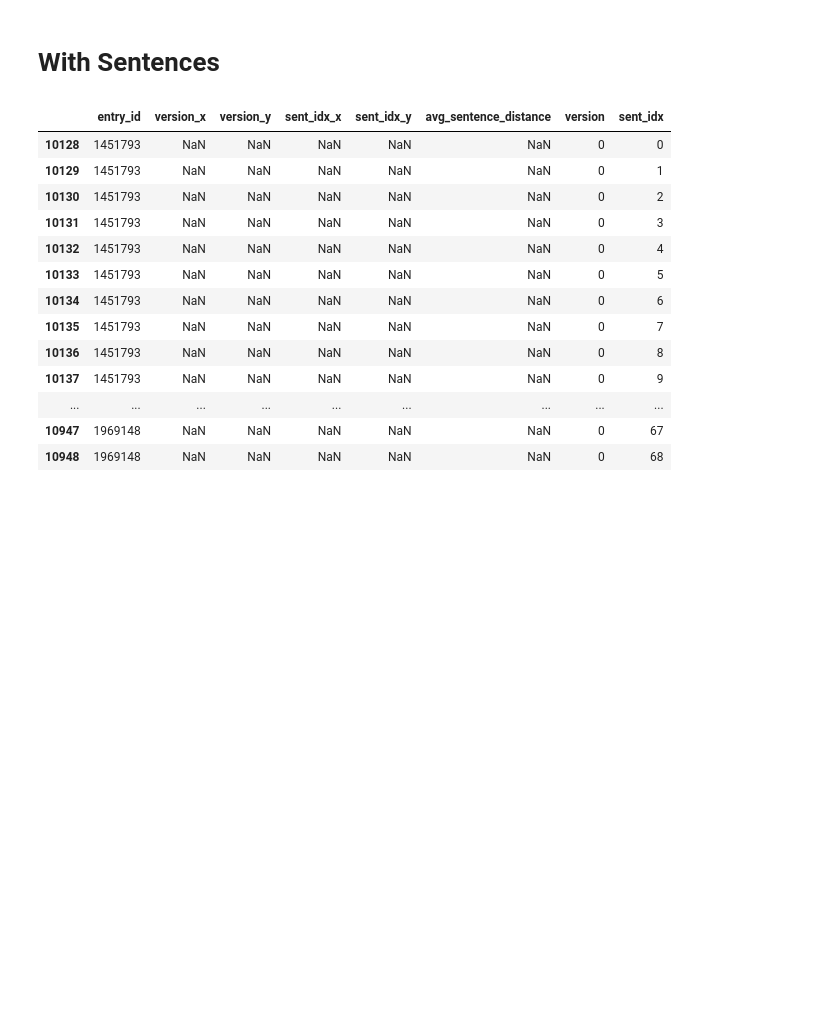
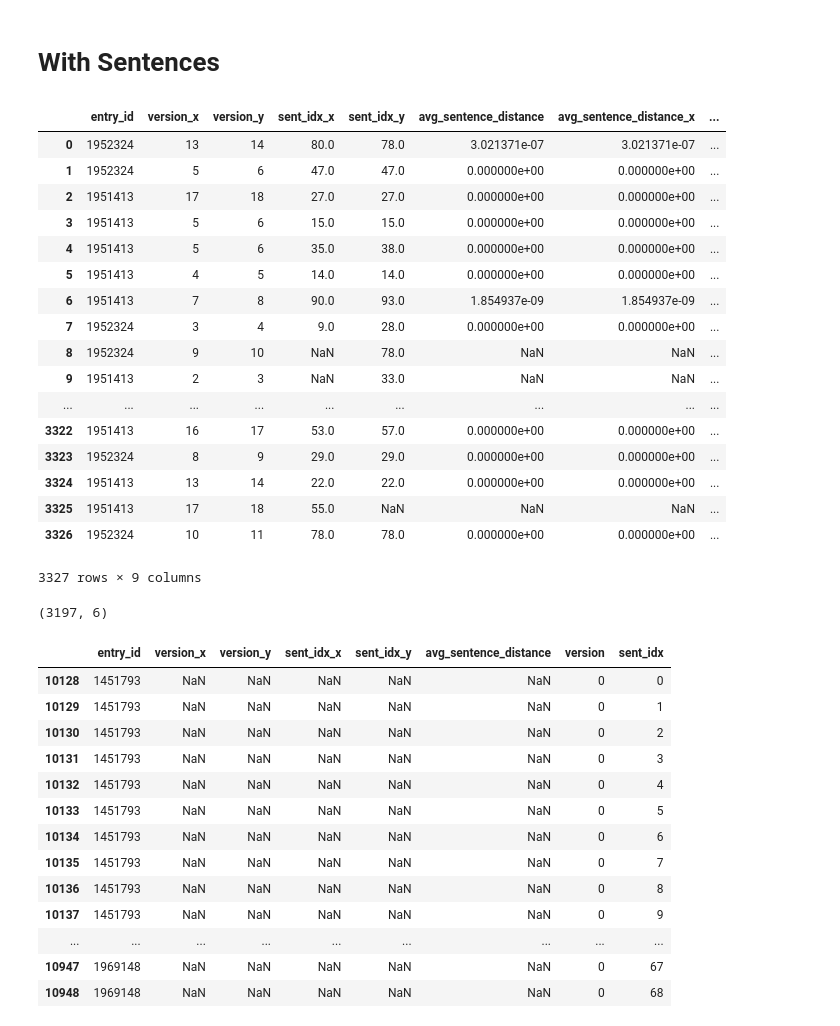
Before and after one commit to alex2awesome/edit-pathways, a Jupyter notebook: notebooks/2021-04-11_spark-nlp.ipynb, the cells around one changed output. Cells and saved outputs as stored; diff of their text form; code cells hidden in the pictures; blank space fills up the shorter version.

```diff
--- a/notebooks/2021-04-11_spark-nlp.ipynb
+++ b/notebooks/2021-04-11_spark-nlp.ipynb
@@ -339,3 +345,69 @@ top_sentence_pipeline_x = sb.PipelineModel(stages=[
+# %%
+## get top sentences, X
+s1x, s2x, s3x, s4x = get_word_matching_sql(side='x')
+get_word_pair_min_distance_x = SQLTransformer().setStatement(s1x)
+get_sentence_min_distance_x = SQLTransformer().setStatement(s2x)
+get_min_sentence_x = SQLTransformer().setStatement(s3x)
+threshold_x = SQLTransformer().setStatement(s4x)
+
+top_sentence_pipeline_x = sb.PipelineModel(stages=[
+    get_word_pair_min_distance_x,
+    get_sentence_min_distance_x,
+    get_min_sentence_x,
+    threshold_x
+])
+
+## get top sentences, Y
+s1y, s2y, s3y, s4y = get_word_matching_sql(side='y')
+get_word_pair_min_distance_y = SQLTransformer().setStatement(s1y)
+get_sentence_min_distance_y = SQLTransformer().setStatement(s2y)
+get_min_sentence_y = SQLTransformer().setStatement(s3y)
+threshold_y = SQLTransformer().setStatement(s4y)
+
+## get top sentences
+top_sentence_pipeline_y = sb.PipelineModel(stages=[
+    get_word_pair_min_distance_y,
+    get_sentence_min_distance_y,
+    get_min_sentence_y,
+    threshold_y
+])
+# %%
+sent_pairs_x_sdf = top_sentence_pipeline_x.transform(word_pair_matched_sdf).cache()
+sent_pairs_y_sdf = top_sentence_pipeline_y.transform(word_pair_matched_sdf).cache()
+# %%
+join_cols=['entry_id', 'version_x', 'version_y', 'sent_idx_x', 'sent_idx_y']
+final_sdf = sent_pairs_x_sdf.withColumn('avg_sentence_distance_x', F.col('avg_sentence_distance')).join(
+    sent_pairs_y_sdf.withColumn('avg_sentence_distance_y', F.col('avg_sentence_distance')),
+    on=join_cols,
+    how='outer'
+).dropDuplicates(join_cols)
+# %%
+final_df = final_sdf.toPandas()
+# %%
+final_df
+# %% [output]
+|  | entry_id | version_x | version_y | sent_idx_x | sent_idx_y | avg_sentence_distance | avg_sentence_distance_x | ... |
+| 0 | 1952324 | 13 | 14 | 80.0 | 78.0 | 3.021371e-07 | 3.021371e-07 | ... |
+| 1 | 1952324 | 5 | 6 | 47.0 | 47.0 | 0.000000e+00 | 0.000000e+00 | ... |
+| 2 | 1951413 | 17 | 18 | 27.0 | 27.0 | 0.000000e+00 | 0.000000e+00 | ... |
+| 3 | 1951413 | 5 | 6 | 15.0 | 15.0 | 0.000000e+00 | 0.000000e+00 | ... |
+| 4 | 1951413 | 5 | 6 | 35.0 | 38.0 | 0.000000e+00 | 0.000000e+00 | ... |
+| 5 | 1951413 | 4 | 5 | 14.0 | 14.0 | 0.000000e+00 | 0.000000e+00 | ... |
+| 6 | 1951413 | 7 | 8 | 90.0 | 93.0 | 1.854937e-09 | 1.854937e-09 | ... |
+| 7 | 1952324 | 3 | 4 | 9.0 | 28.0 | 0.000000e+00 | 0.000000e+00 | ... |
+| 8 | 1952324 | 9 | 10 | NaN | 78.0 | NaN | NaN | ... |
+| 9 | 1951413 | 2 | 3 | NaN | 33.0 | NaN | NaN | ... |
+| ... | ... | ... | ... | ... | ... | ... | ... | ... |
+| 3322 | 1951413 | 16 | 17 | 53.0 | 57.0 | 0.000000e+00 | 0.000000e+00 | ... |
+| 3323 | 1952324 | 8 | 9 | 29.0 | 29.0 | 0.000000e+00 | 0.000000e+00 | ... |
+| 3324 | 1951413 | 13 | 14 | 22.0 | 22.0 | 0.000000e+00 | 0.000000e+00 | ... |
+| 3325 | 1951413 | 17 | 18 | 55.0 | NaN | NaN | NaN | ... |
+| 3326 | 1952324 | 10 | 11 | 78.0 | 78.0 | 0.000000e+00 | 0.000000e+00 | ... |
+3327 rows × 9 columns
+# %%
+sent_pairs_x.shape
+# %% [output]
+(3197, 6)
 # %%
 from pyspark.sql import SQLContext
 sqlContext = SQLContext(spark.sparkContext)
```
Also changed, not shown: parts of 15 cells of this notebook.
